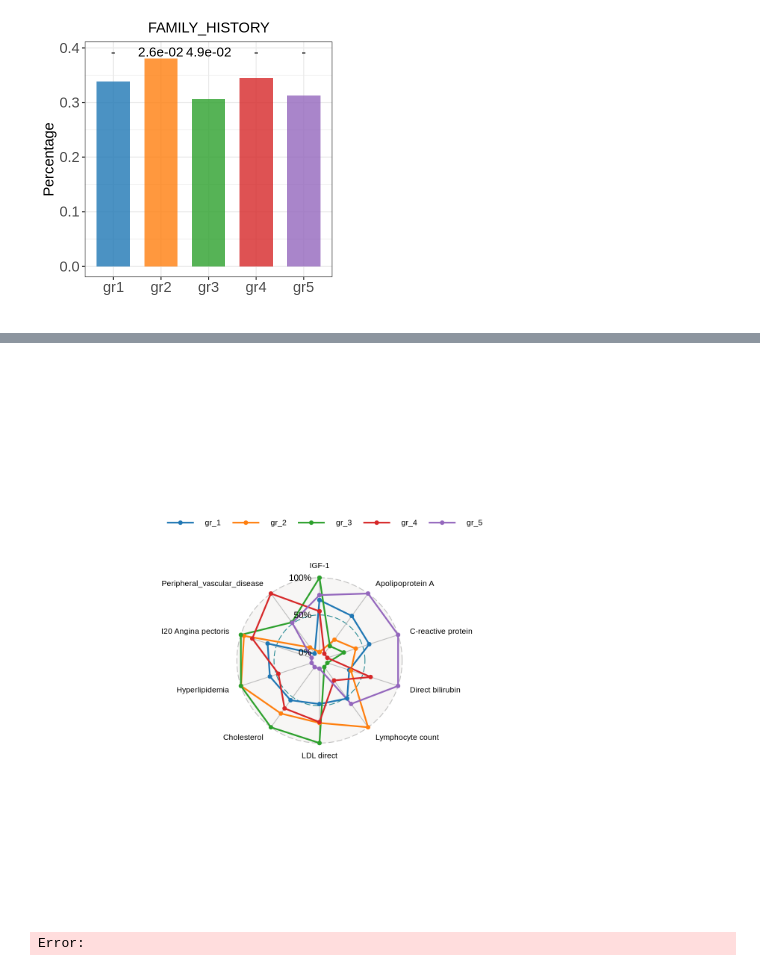
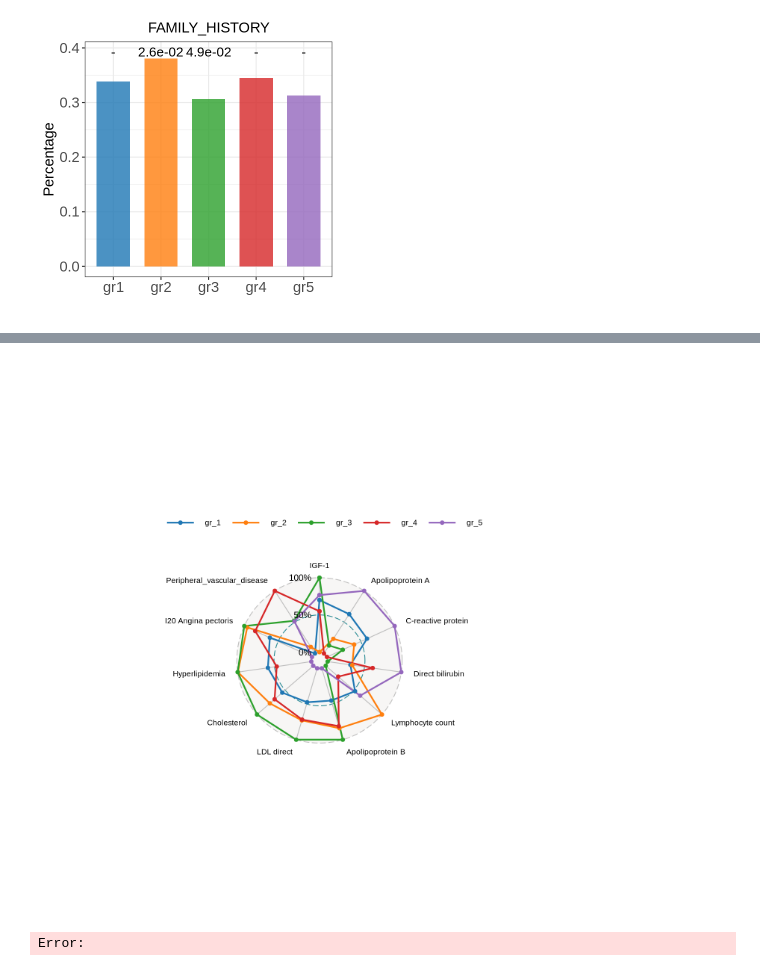
Before and after one commit to zillerlab/CASTom-iGEx_Paper, a Jupyter notebook: jupyter_notebook/CAD_clustering/Liver_endophenotype_differences.ipynb, the cells around one changed output, grey strips where cells are left out. Saved outputs shown, nothing was run; the diff lists cells and outputs as text; code cells hidden in the pictures.

```diff
--- a/jupyter_notebook/CAD_clustering/Liver_endophenotype_differences.ipynb
+++ b/jupyter_notebook/CAD_clustering/Liver_endophenotype_differences.ipynb
@@ -445,7 +445,7 @@ library(scales)
 library(ggradar)
 
 keep_pheno_sp <- c('IGF-1', 'Apolipoprotein A', "C-reactive protein", "Direct bilirubin",
-                    'Lymphocyte count',  'LDL direct', "Cholesterol",  'Hyperlipidemia', "I20 Angina pectoris",
+                   'Lymphocyte count', 'Apolipoprotein B', 'LDL direct', "Cholesterol",  'Hyperlipidemia', "I20 Angina pectoris",
                    'Peripheral_vascular_disease')
 tmp <- get(load(sprintf('%srescaleCont_withMedication_tscore_corrPCs_zscaled_clusterCases_PGmethod_HKmetric_phenoAssociation_GLM.RData', fold_cl)))
 tmp_nomed <- get(load(sprintf('%srescaleCont_withoutMedication_tscore_corrPCs_zscaled_clusterCases_PGmethod_HKmetric_phenoAssociation_GLM.RData', fold_cl)))
@@ -466,34 +466,34 @@ phenoDat_tot <- cbind(tmp$phenoDat[,pheno_id],
 
 colnames(phenoDat_tot) <- keep_pheno_sp
 
 # phenoDat_tot$Age_stroke <- rescale(phenoDat_tot$Age_stroke)
 # phenoDat_tot[, 'Apolipoprotein A'] <- rescale(phenoDat_tot[, 'Apolipoprotein A'])
 # phenoDat_tot[, 'LDL direct'] <- rescale(phenoDat_tot[, 'LDL direct'])
 # phenoDat_tot[, 'Haemoglobin concentration'] <- rescale(phenoDat_tot[, 'Haemoglobin concentration'])
 # phenoDat_tot[, 'Lymphocyte count'] <- rescale(phenoDat_tot[, 'Lymphocyte count'])
 
 # compute mean across groups
 df_mean <- t(sapply(gr_id, function(x) colMeans(phenoDat_tot[res_cl$gr == x,], na.rm = T)))
 df_mean <- cbind(data.frame(group = paste0('gr_',gr_id)), df_mean)
 df_mean[, -1] <- apply(df_mean[,-1], 2, rescale)
 
 pl <- ggradar(df_mean,  grid.min = 0, grid.max = 1, grid.mid = 0.5,
               values.radar = c('0%', '50%', '100%'),
               group.colours = gr_color,
               grid.label.size = 5,
               axis.label.size = 3.5,
               group.point.size = 2,
               group.line.width = 1,
               legend.text.size= 10,
               legend.position = 'top',
               plot.extent.x.sf = 2,
               plot.extent.y.sf = 1.2)
 pl
 # pl + theme(plot.margin = margin(2, 4, 4, 4, "cm"))
 
 ggsave(plot = pl, filename = sprintf('%scl%s_spiderPlotPheno_tscoreClusterCases.pdf',  outFold, 'Liver'), device = 'pdf', width = 10, height = 10)
 # %% [output]
-[figure, old version]
+[figure, new version]
 # %%
 # forest plot
 endopheno_forest_plot <- function(colorFile, res_pheno, pval_pheno = 0.0001, pval_corr_thr = 0.05, outFold) {
```
